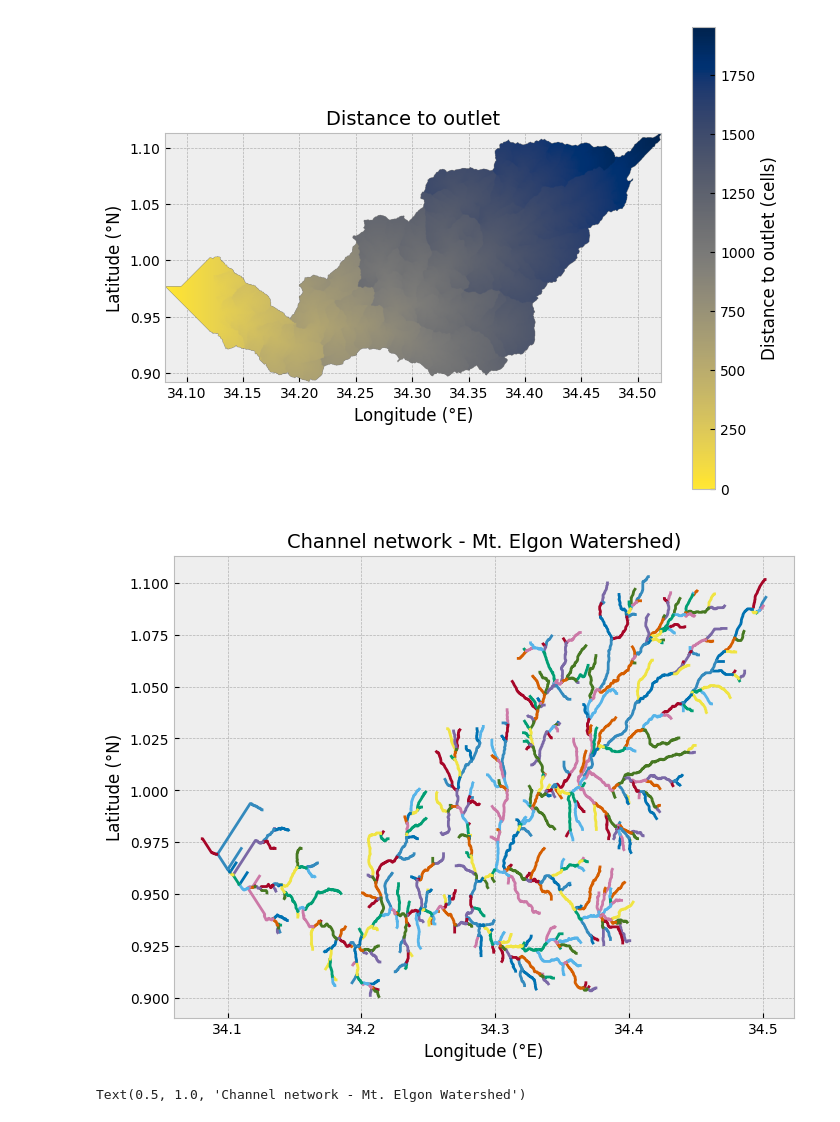
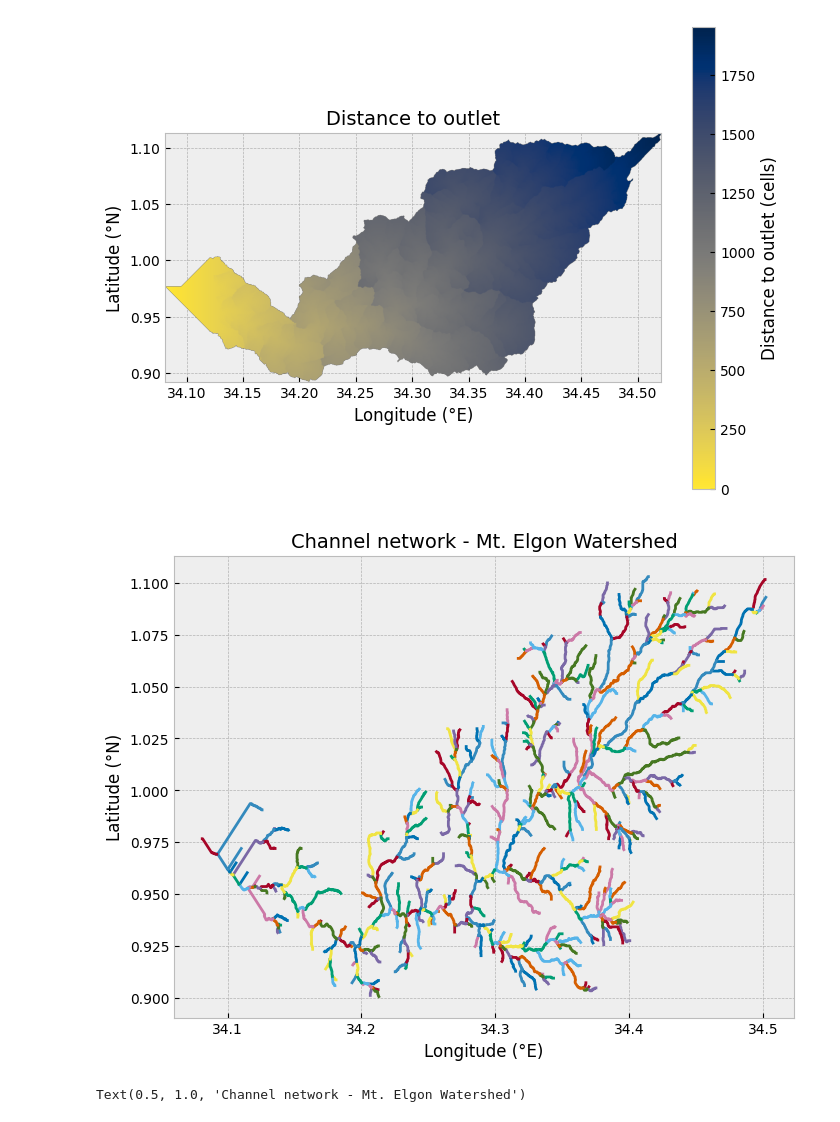
Before and after one commit to joshuaamaitum/Work, a Jupyter notebook: Scripts/Watershed analysis with pysheds.ipynb, the cells around one changed output. Saved outputs shown, nothing was run; the diff lists cells and outputs as text; code cells hidden in the pictures.

```diff
--- a/Scripts/Watershed analysis with pysheds.ipynb
+++ b/Scripts/Watershed analysis with pysheds.ipynb
@@ -412,18 +412,18 @@ branches = grid.extract_river_network(fdir, acc > 500)
 # %%
 # Create figure and axis
 fig, ax = plt.subplots(figsize=(8, 6))
 
 # Plot channel segments
 for branch in branches["features"]:
     line = np.asarray(branch["geometry"]["coordinates"])
     plt.plot(line[:, 0], line[:, 1])
 
 # Add axis labels and title
 plt.xlabel("Longitude (°E)")
 plt.ylabel("Latitude (°N)")
-plt.title("Channel network - Mt. Elgon Watershed)", size=14);
+plt.title("Channel network - Mt. Elgon Watershed", size=14);
 # %% [output]
-[figure, old version]
+[figure, new version]
 # %%
 # Visualize network of channels
 
```
Also changed, not shown: 1 other file.
